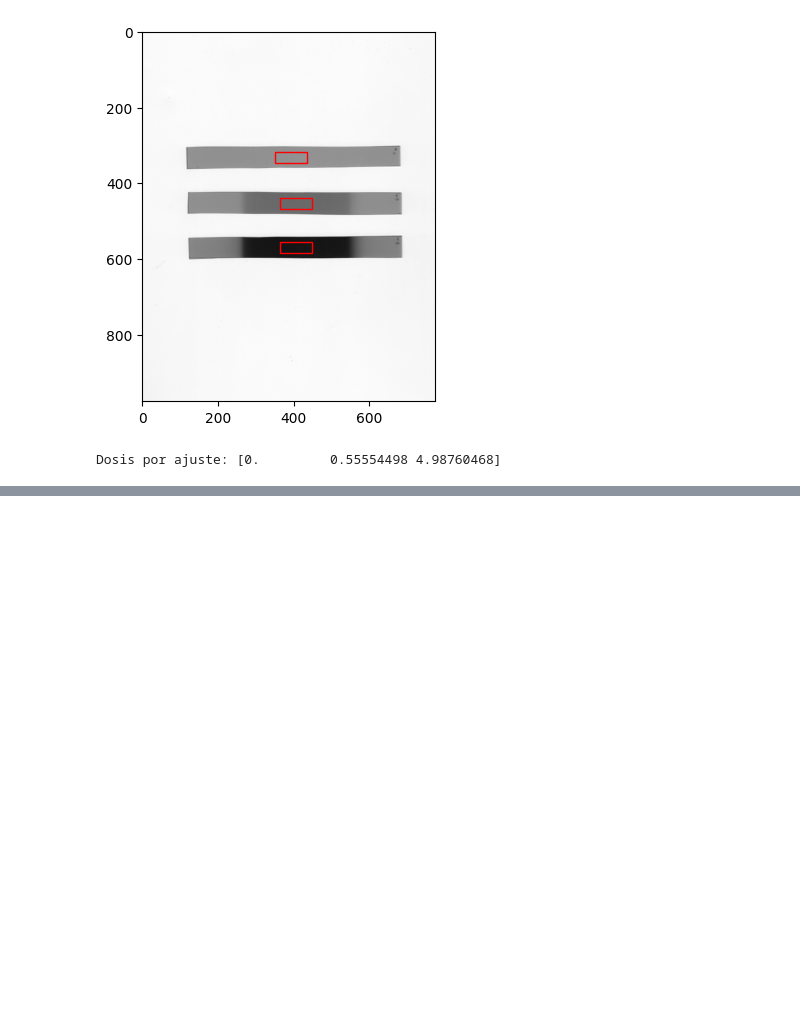
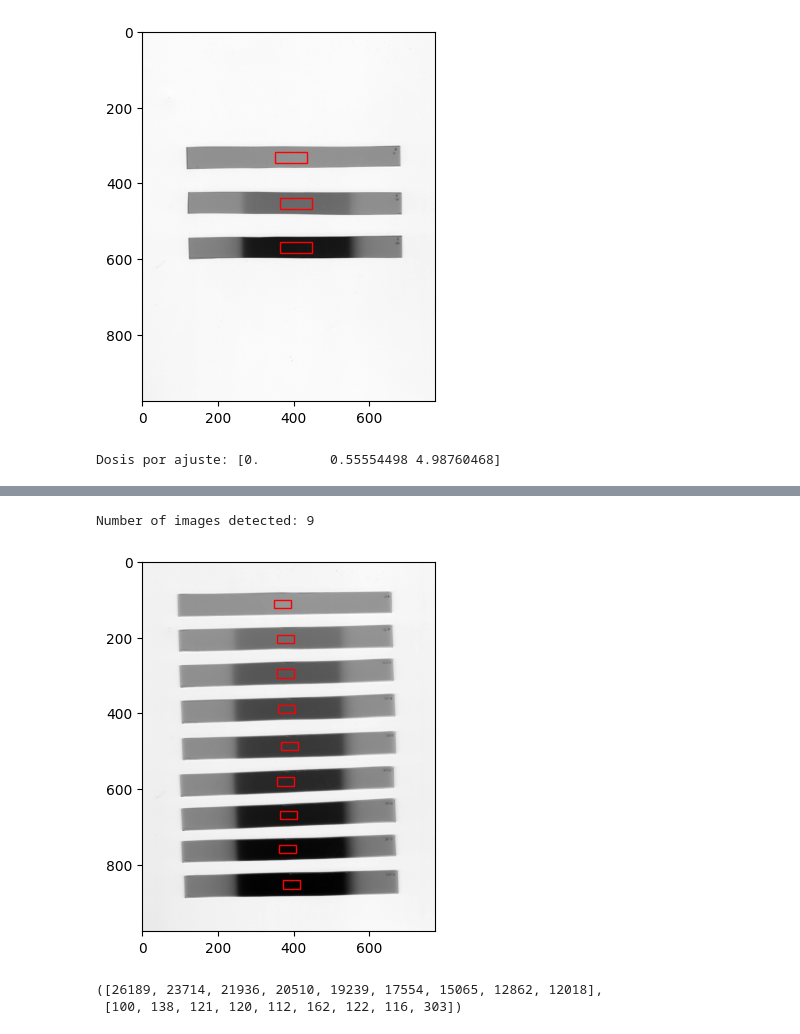
Before and after one commit to LuisOlivaresJ/Dosepy, a Jupyter notebook: src/Dosepy/tools/Cal48H_14DIC23.ipynb, the cells around one changed output, grey strips where cells are left out. Cells and saved outputs as stored; diff of their text form; code cells hidden in the pictures; blank space fills up the shorter version.

```diff
--- a/src/Dosepy/tools/Cal48H_14DIC23.ipynb
+++ b/src/Dosepy/tools/Cal48H_14DIC23.ipynb
@@ -98,0 +112,7 @@ plt.imshow(dose_img)
+# %%
+cal_image_3.get_stat(ch = 'B', roi = (16, 8), show = True)
+# %% [output]
+Number of images detected: 9
+[figure, added]
+([26189, 23714, 21936, 20510, 19239, 17554, 15065, 12862, 12018],
+ [100, 138, 121, 120, 112, 162, 122, 116, 303])
```
Also changed, not shown: parts of 20 cells of this notebook, 1 other file.
